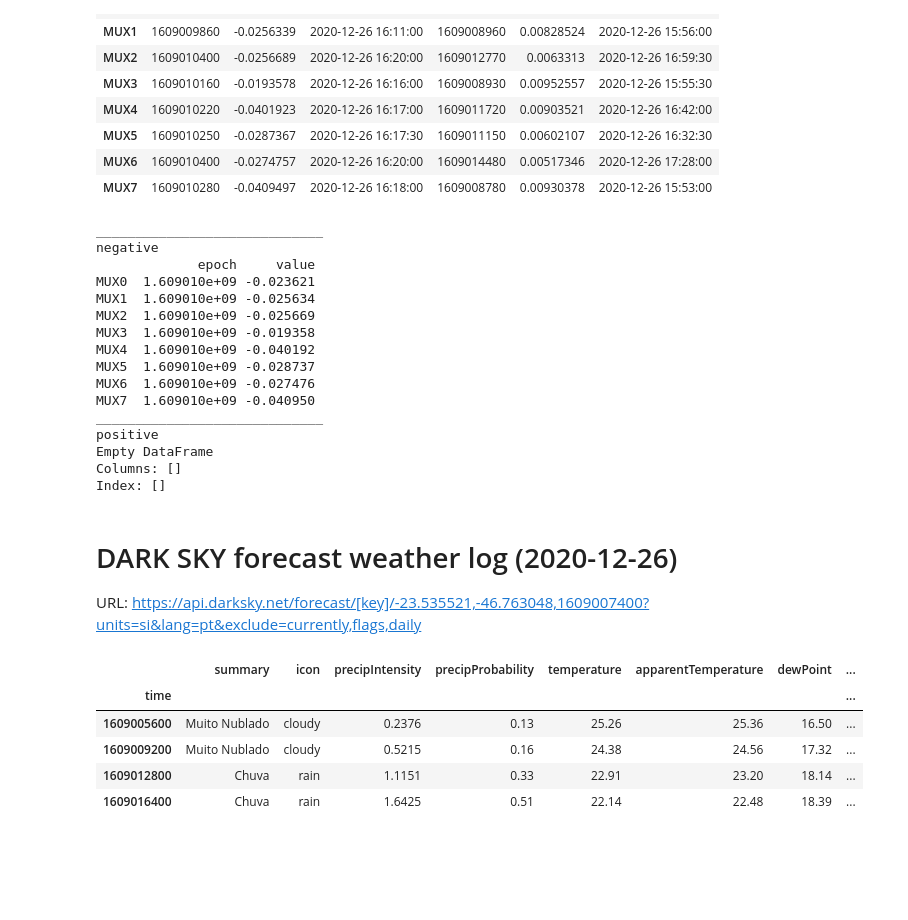
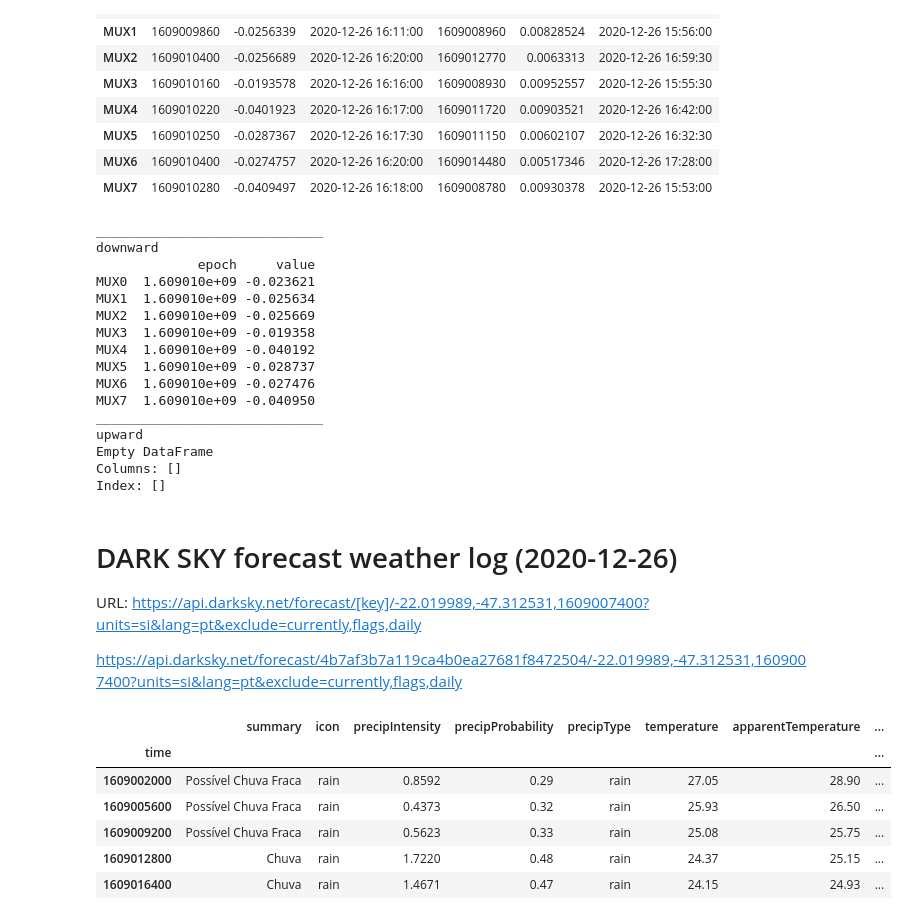
Before and after one commit to mygs/babilonia, a Jupyter notebook: research/notebook/DetectSuddenChanges-paper.ipynb, the cells around one changed output. Saved outputs shown, nothing was run; the diff lists cells and outputs as text; code cells hidden in the pictures; blank space fills up the shorter version.

```diff
--- a/research/notebook/DetectSuddenChanges-paper.ipynb
+++ b/research/notebook/DetectSuddenChanges-paper.ipynb
@@ -124,8 +142,8 @@ def detect_rupture(data):
         max_entry['value'] = pct_change_series[mux][max_entry['epoch']]
         if max_entry['value'] > RUPTURE_LEVEL_THRESHOLD:
             max_probes[mux] = max_entry
-    ruptures['negative'] = pandas.DataFrame(data=min_probes).T
-    ruptures['positive'] =  pandas.DataFrame(data=max_probes).T
+    ruptures['downward'] = pandas.DataFrame(data=min_probes).T
+    ruptures['upward'] =  pandas.DataFrame(data=max_probes).T
     return ruptures
 
 
@@ -136,7 +154,7 @@ for type in ruptures:
     print(ruptures[type])
 # %% [output]
 _____________________________
-negative
+downward
              epoch     value
 MUX0  1.609010e+09 -0.023621
 MUX1  1.609010e+09 -0.025634
@@ -147,7 +165,7 @@ MUX5  1.609010e+09 -0.028737
 MUX6  1.609010e+09 -0.027476
 MUX7  1.609010e+09 -0.040950
 _____________________________
-positive
+upward
 Empty DataFrame
 Columns: []
 Index: []
@@ -155,17 +173,22 @@ Index: []
 # DARK SKY forecast weather log (2020-12-26)
 
 
-URL: https://api.darksky.net/forecast/[key]/-23.535521,-46.763048,1609007400?units=si&lang=pt&exclude=currently,flags,daily
+URL: https://api.darksky.net/forecast/[key]/-22.019989,-47.312531,1609007400?units=si&lang=pt&exclude=currently,flags,daily
+
+
+https://api.darksky.net/forecast/4b7af3b7a119ca4b0ea27681f8472504/-22.019989,-47.312531,1609007400?units=si&lang=pt&exclude=currently,flags,daily
 # %%
 hourly_forecast = pandas.read_pickle('./detect_sudden_change_darksky_dataset.pkl')
 # %%
-start_time = 1609002000 # 2PM
+start_time = 1608998400 # 1PM
+#rupture estimate time: 1609010280 ~4PM
 end_time   = 1609020000 # 7PM
 hourly_forecast[(hourly_forecast.index > start_time) & (hourly_forecast.index < end_time)]
 # %% [output]
-|  | summary | icon | precipIntensity | precipProbability | temperature | apparentTemperature | dewPoint | ... |
+|  | summary | icon | precipIntensity | precipProbability | precipType | temperature | apparentTemperature | ... |
 | time |  |  |  |  |  |  |  | ... |
-| 1609005600 | Muito Nublado | cloudy | 0.2376 | 0.13 | 25.26 | 25.36 | 16.50 | ... |
-| 1609009200 | Muito Nublado | cloudy | 0.5215 | 0.16 | 24.38 | 24.56 | 17.32 | ... |
-| 1609012800 | Chuva | rain | 1.1151 | 0.33 | 22.91 | 23.20 | 18.14 | ... |
-| 1609016400 | Chuva | rain | 1.6425 | 0.51 | 22.14 | 22.48 | 18.39 | ... |
+| 1609002000 | Possível Chuva Fraca | rain | 0.8592 | 0.29 | rain | 27.05 | 28.90 | ... |
+| 1609005600 | Possível Chuva Fraca | rain | 0.4373 | 0.32 | rain | 25.93 | 26.50 | ... |
+| 1609009200 | Possível Chuva Fraca | rain | 0.5623 | 0.33 | rain | 25.08 | 25.75 | ... |
+| 1609012800 | Chuva | rain | 1.7220 | 0.48 | rain | 24.37 | 25.15 | ... |
+| 1609016400 | Chuva | rain | 1.4671 | 0.47 | rain | 24.15 | 24.93 | ... |
```
Also changed, not shown: parts of 3 cells of this notebook, 7 other files.
